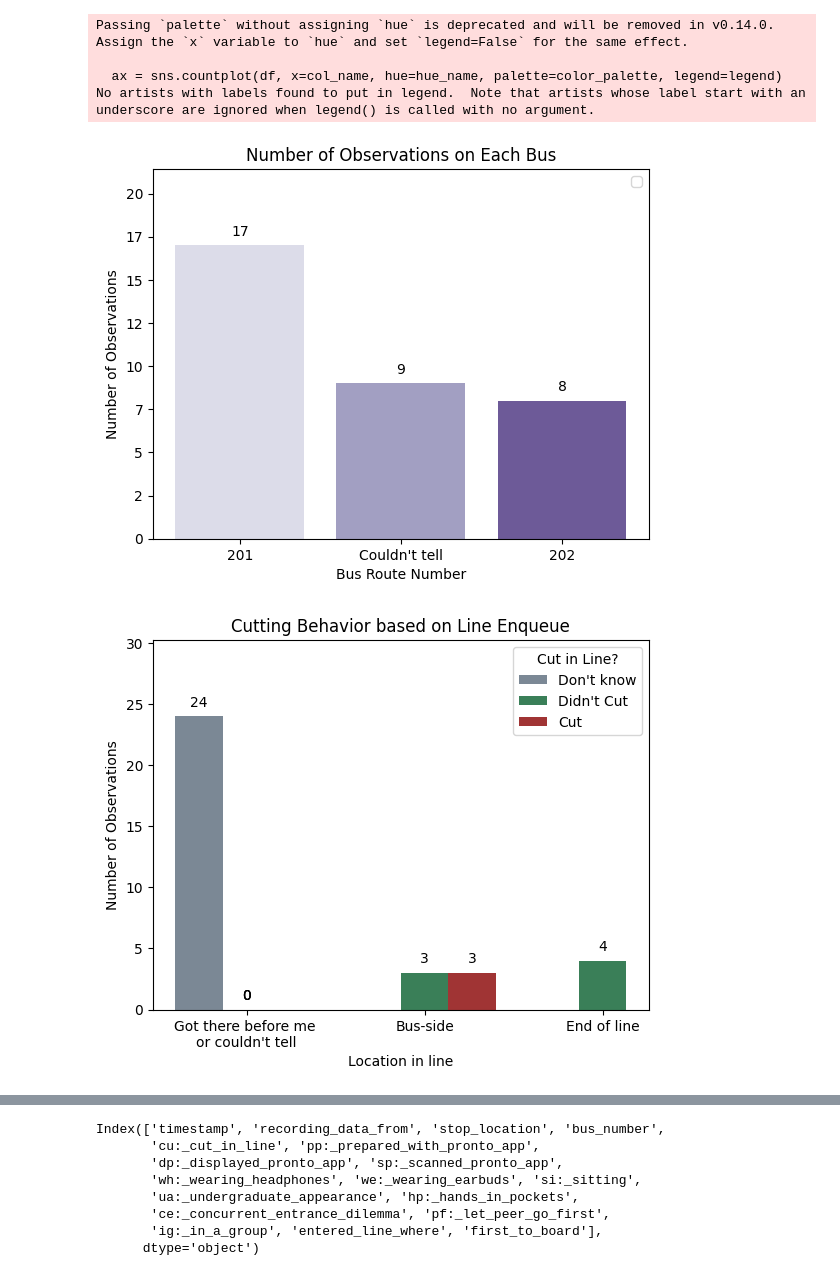
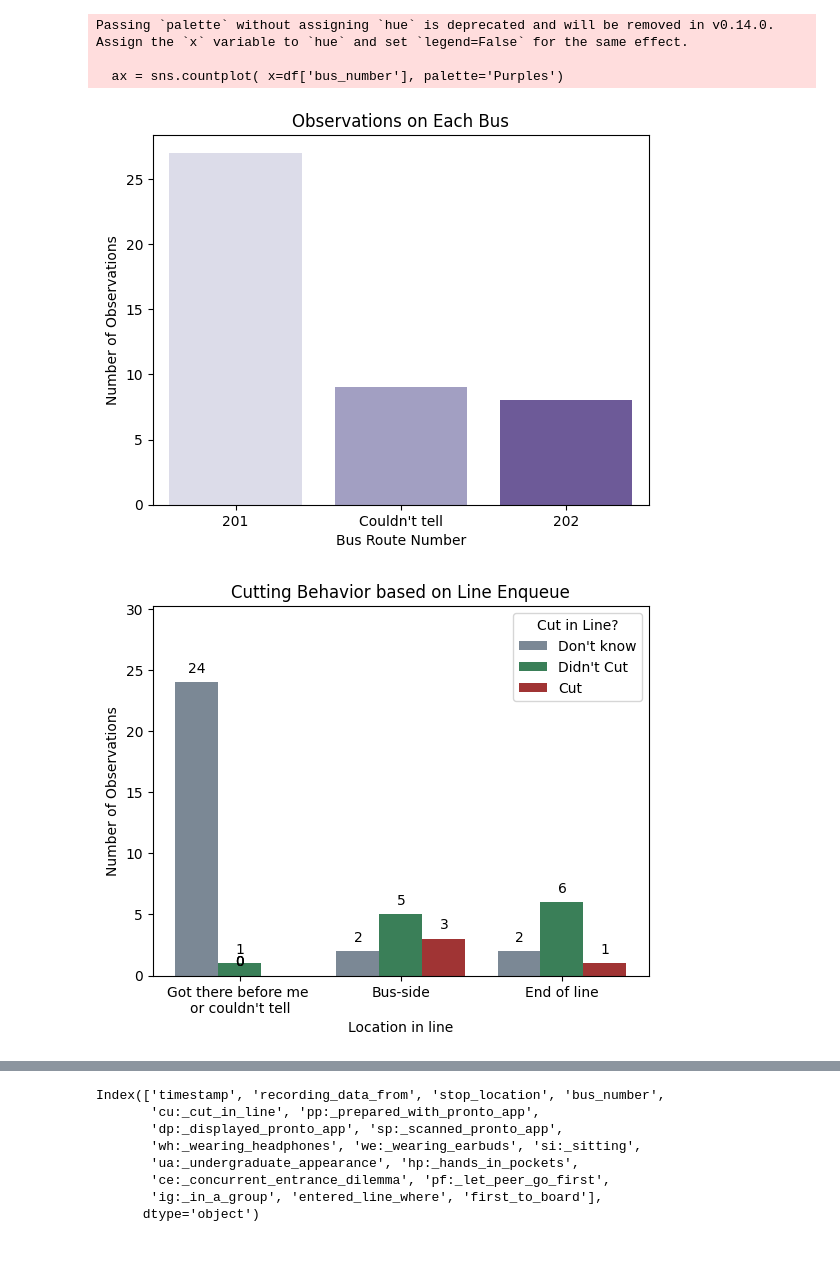
Before and after one commit to tristanmcooper/bus_stop_data_project, a Jupyter notebook: BusStopDataNotebook.ipynb, the cells around one changed output, grey strips where cells are left out. Drawn from its saved outputs; the diff is of its cells as text; code cells hidden in the pictures.

```diff
--- a/BusStopDataNotebook.ipynb
+++ b/BusStopDataNotebook.ipynb
@@ -6,7 +6,7 @@ import numpy as np
 import matplotlib.ticker as ticker
 # %%
 # Import data
-df = pd.read_csv('BusStopData.csv')
+df = pd.read_csv('NewBusStopData.csv')
  # Drop repeat columns created by Google Forms
 df.drop(df.columns[18:], axis=1, inplace=True)
 df.shape
@@ -171,28 +181,25 @@ No artists with labels found to put in legend.  Note that artists whose label st
 # %%
 # Rephrase Not Applicables for context
 df.loc[df['bus_number'] == 'n/a', 'bus_number'] = "Couldn't tell"
 # Decimals on bus numbers don't make sense
 def remove_decimal(x):
     try:
         return int(float(x))
     except ValueError:
         return x
 # Apply the function to the 'bus_number' column
 df['bus_number'] = df['bus_number'].apply(remove_decimal)
 # Plot how many observations I made on each bus number
-plot_categorical(df,
-                 plottype='countplot',
-                 col_name='bus_number',
-                 title='Number of Observations on Each Bus',
-                 xlabel='Bus Route Number',
-                 ylabel='Number of Observations',
-                 color_palette='Purples')
+ax = sns.countplot( x=df['bus_number'], palette='Purples')
+plt.title('Observations on Each Bus')
+plt.xlabel('Bus Route Number')
+plt.ylabel('Number of Observations')
+plt.show()
 # %% [output]
 Passing `palette` without assigning `hue` is deprecated and will be removed in v0.14.0. Assign the `x` variable to `hue` and set `legend=False` for the same effect.
 
-  ax = sns.countplot(df, x=col_name, hue=hue_name, palette=color_palette, legend=legend)
-No artists with labels found to put in legend.  Note that artists whose label start with an underscore are ignored when legend() is called with no argument.
+  ax = sns.countplot( x=df['bus_number'], palette='Purples')
-[figure, old version]
+[figure, new version]
 # %%
 # # Plot where subjects got into line at the bust stop
 df['cu:_cut_in_line'] = ['Cut' if x == True else x for x in df['cu:_cut_in_line']]
@@ -228,7 +235,7 @@ ax.legend().set_title('Cut in Line?')
 plt.plot()
 plt.gca().yaxis.set_major_formatter(ticker.FuncFormatter(lambda x, _: int(x)))
 # %% [output]
-[figure, old version]
+[figure, new version]
 # %%
 # Plot Pronto data
 # Rename values for context
```
Also changed, not shown: parts of 13 cells of this notebook, 1 other file.
